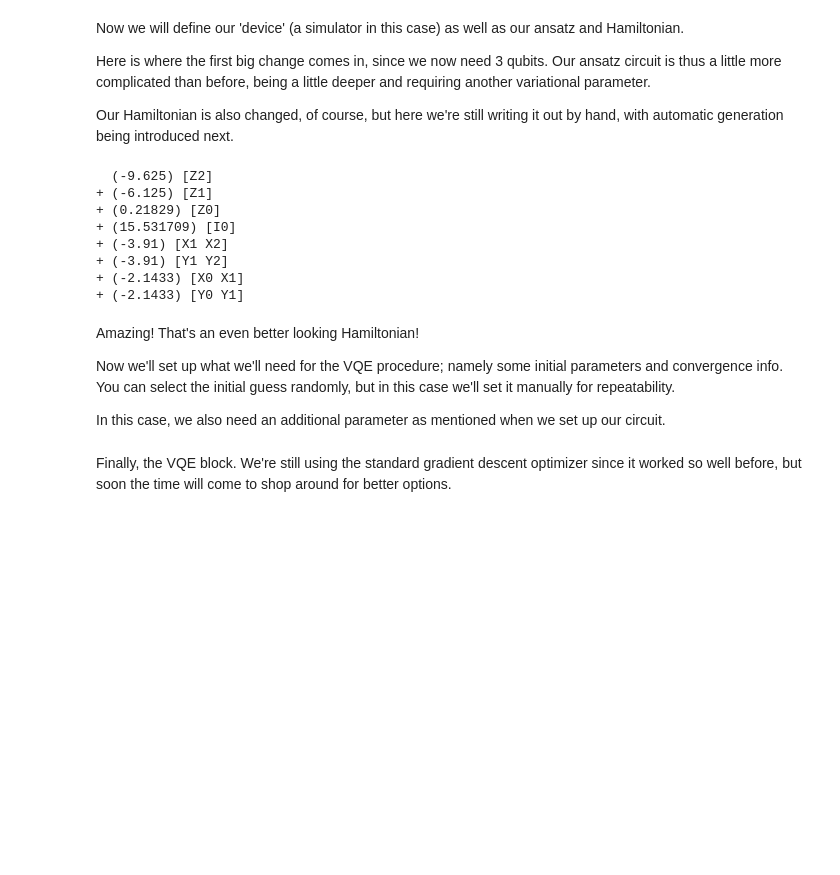
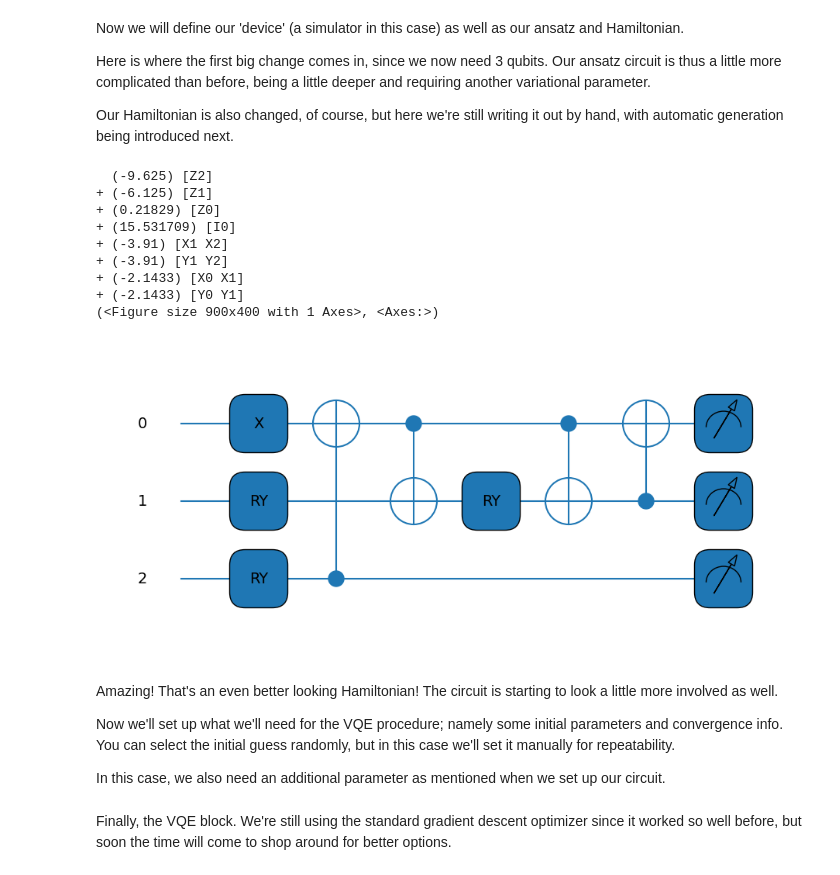
Before and after one commit to kylegodbey/nuclear-quantum-computing, a Jupyter notebook: nuclear-qc/vqe/n3.ipynb, the cells around one changed output. Cells and saved outputs as stored; diff of their text form; code cells hidden in the pictures; blank space fills up the shorter version.

```diff
--- a/nuclear-qc/vqe/n3.ipynb
+++ b/nuclear-qc/vqe/n3.ipynb
@@ -36,35 +38,45 @@ def circuit(params,wires):
     t1 = params[1]
     qml.PauliX(wires=0)
     qml.RY(t1, wires=1)
     qml.RY(t0, wires=2)
     qml.CNOT(wires=[2,0])
     qml.CNOT(wires=[0,1])
     qml.RY(-t1, wires=1)
     qml.CNOT(wires=[0,1])
     qml.CNOT(wires=[1,0])
 
 # And building our Hamiltonian for the N=3 case
 
 coeffs = [15.531709 ,-2.1433, -2.1433, 0.21829, -6.125, -9.625, -3.91, -3.91]
 obs = [qml.Identity(0),qml.PauliX(0) @ qml.PauliX(1), qml.PauliY(0) @ qml.PauliY(1),qml.PauliZ(0),qml.PauliZ(1),qml.PauliZ(2),qml.PauliX(1) @ qml.PauliX(2),qml.PauliY(1) @ qml.PauliY(2)]
 
 H = qml.Hamiltonian(coeffs, obs)
 cost_fn = qml.ExpvalCost(circuit, H, dev)
 
 # Let's print it out
 
 print(H)
+
+@qml.qnode(dev)
+def draw_circuit(params):
+    circuit(params,wires=dev.wires)
+    return qml.expval(H)
+
+qml.drawer.use_style('default')
+print(qml.draw_mpl(draw_circuit)(init_params))
 # %% [output]
   (-9.625) [Z2]
 + (-6.125) [Z1]
 + (0.21829) [Z0]
 + (15.531709) [I0]
 + (-3.91) [X1 X2]
 + (-3.91) [Y1 Y2]
 + (-2.1433) [X0 X1]
 + (-2.1433) [Y0 Y1]
+(<Figure size 900x400 with 1 Axes>, <Axes:>)
+[figure, added]
 # %% [markdown]
-Amazing! That's an even better looking Hamiltonian!
+Amazing! That's an even better looking Hamiltonian! The circuit is starting to look a little more involved as well.
 
 Now we'll set up what we'll need for the VQE procedure; namely some initial parameters and convergence info. You can select the initial guess randomly, but in this case we'll set it manually for repeatability.
 
```
Also changed, not shown: parts of 3 cells of this notebook, 2 other files.
